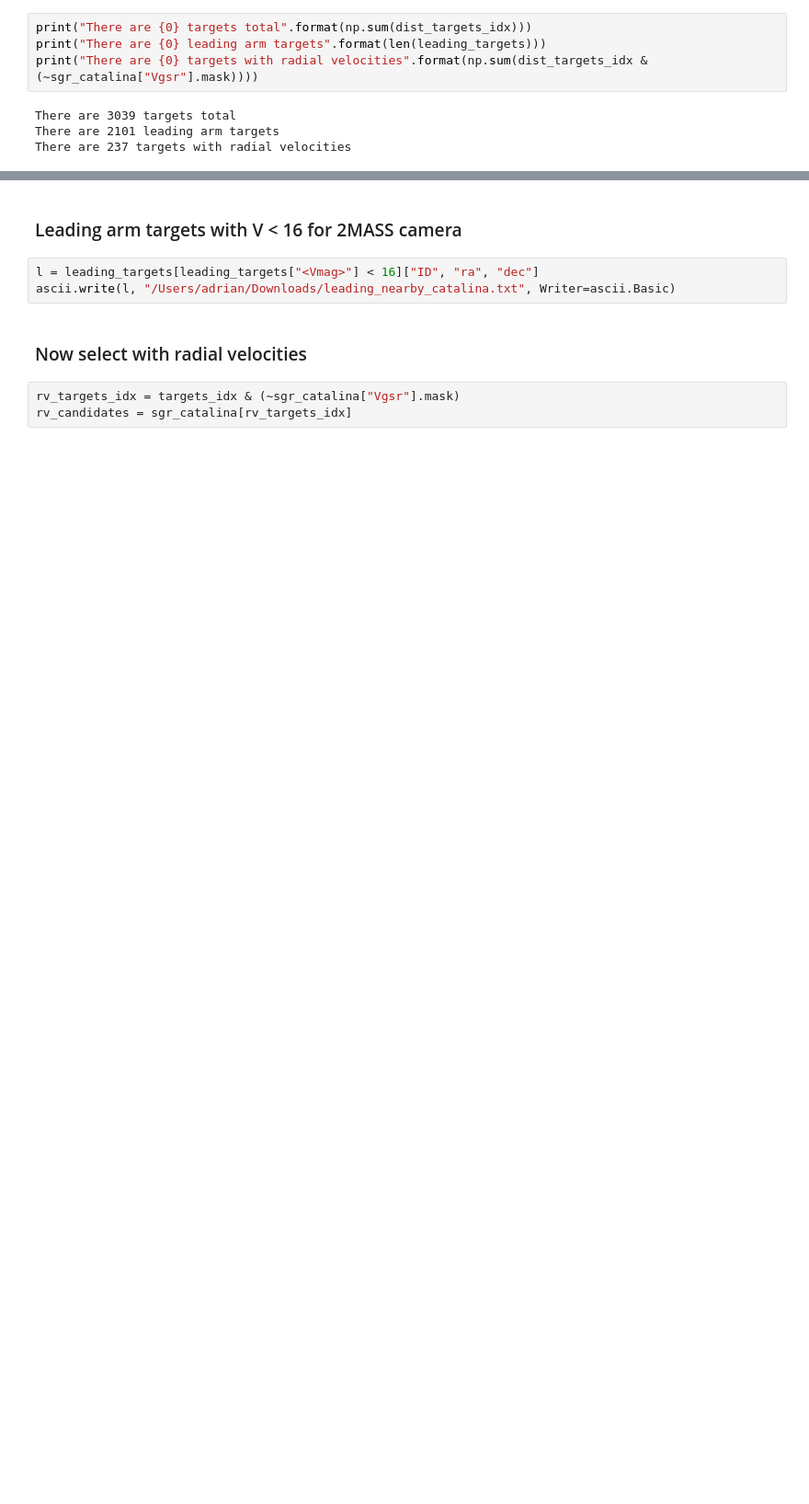
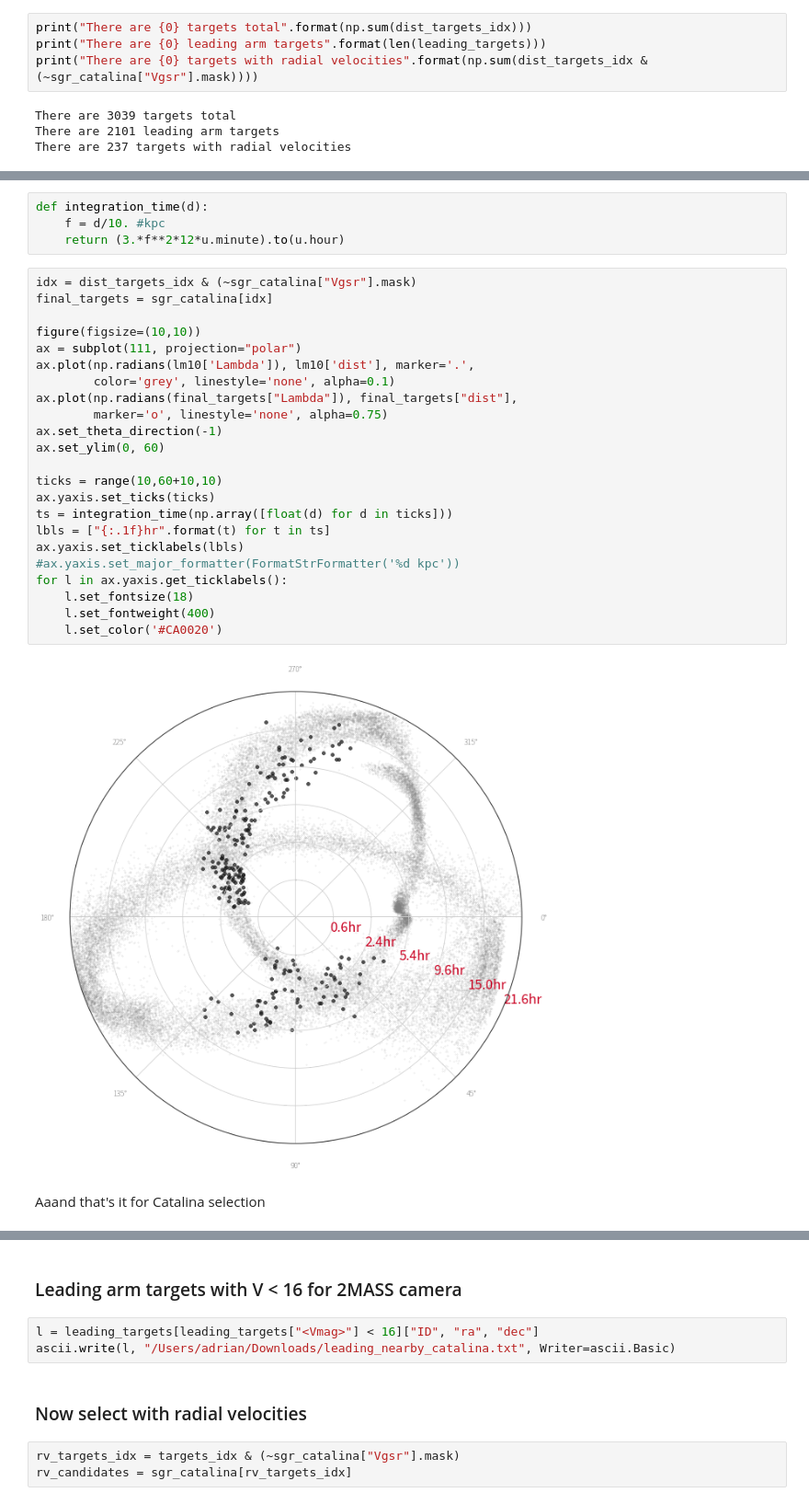
Before and after one commit to adrn/streams, a Jupyter notebook: text/notebooks/Spitzer RR Lyrae Selection.ipynb, the cells around one changed output, grey strips where cells are left out. Shown at 92% size. Cells and saved outputs as stored; diff of their text form; blank space fills up the shorter version.

Commit message:
integration time

```diff
--- a/text/notebooks/Spitzer RR Lyrae Selection.ipynb
+++ b/text/notebooks/Spitzer RR Lyrae Selection.ipynb
@@ -213,0 +241,31 @@ There are 237 targets with radial velocities
+# %%
+def integration_time(d):
+    f = d/10. #kpc
+    return (3.*f**2*12*u.minute).to(u.hour)
+# %%
+idx = dist_targets_idx & (~sgr_catalina["Vgsr"].mask)
+final_targets = sgr_catalina[idx]
+
+figure(figsize=(10,10))
+ax = subplot(111, projection="polar")
+ax.plot(np.radians(lm10['Lambda']), lm10['dist'], marker='.',
+        color='grey', linestyle='none', alpha=0.1)
+ax.plot(np.radians(final_targets["Lambda"]), final_targets["dist"],
+        marker='o', linestyle='none', alpha=0.75)
+ax.set_theta_direction(-1)
+ax.set_ylim(0, 60)
+
+ticks = range(10,60+10,10)
+ax.yaxis.set_ticks(ticks)
+ts = integration_time(np.array([float(d) for d in ticks]))
+lbls = ["{:.1f}hr".format(t) for t in ts]
+ax.yaxis.set_ticklabels(lbls)
+#ax.yaxis.set_major_formatter(FormatStrFormatter('%d kpc'))
+for l in ax.yaxis.get_ticklabels():
+    l.set_fontsize(18)
+    l.set_fontweight(400)
+    l.set_color('#CA0020')
+# %% [output]
+[figure, added]
+# %% [markdown]
+Aaand that's it for Catalina selection
```
Also changed, not shown: parts of 9 cells of this notebook.
